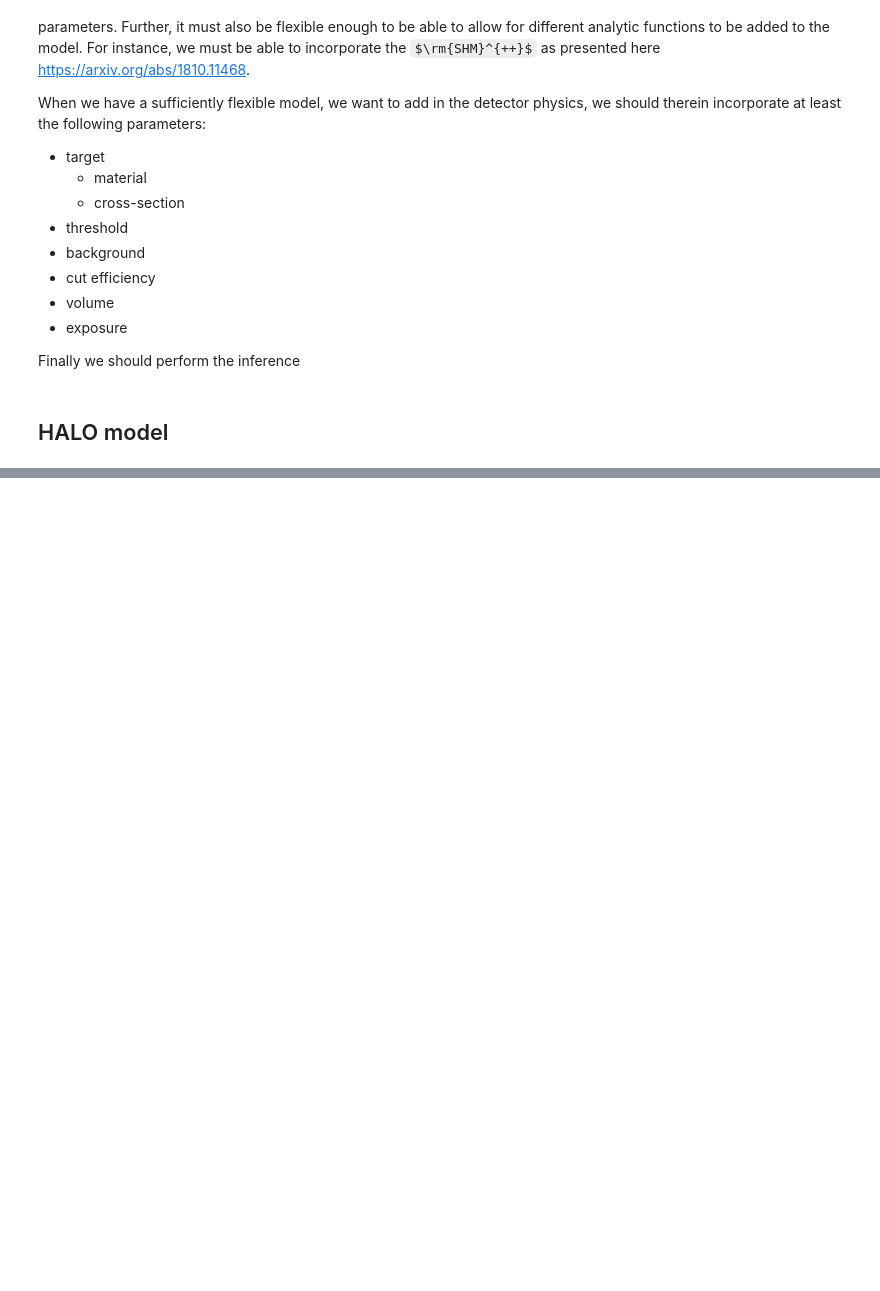
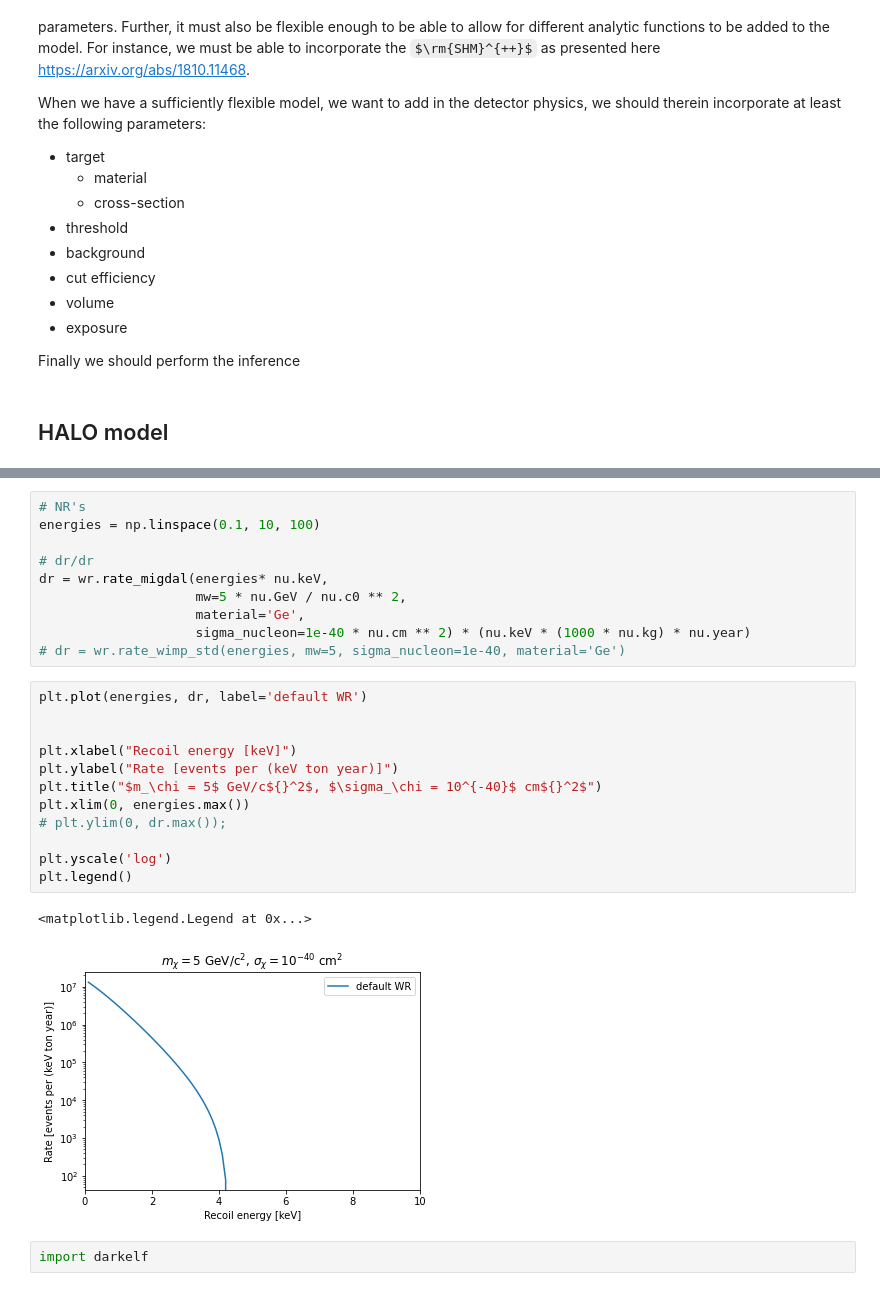
Before and after one commit to JoranAngevaare/dddm, a Jupyter notebook: notebooks/velocity_for_detectors.ipynb, the cells around one changed output, grey strips where cells are left out. Drawn from its saved outputs; the diff is of its cells as text; some formulas as TeX source; blank space fills up the shorter version.

```diff
--- a/notebooks/velocity_for_detectors.ipynb
+++ b/notebooks/velocity_for_detectors.ipynb
@@ -79,0 +108,27 @@ plt.legend()
+# %%
+# NR's
+energies = np.linspace(0.1, 10, 100)
+
+# dr/dr
+dr = wr.rate_migdal(energies* nu.keV,
+                    mw=5 * nu.GeV / nu.c0 ** 2,
+                    material='Ge',
+                    sigma_nucleon=1e-40 * nu.cm ** 2) * (nu.keV * (1000 * nu.kg) * nu.year)
+# dr = wr.rate_wimp_std(energies, mw=5, sigma_nucleon=1e-40, material='Ge')
+# %%
+plt.plot(energies, dr, label='default WR')
+
+
+plt.xlabel("Recoil energy [keV]")
+plt.ylabel("Rate [events per (keV ton year)]")
+plt.title("$m_\chi = 5$ GeV/c${}^2$, $\sigma_\chi = 10^{-40}$ cm${}^2$")
+plt.xlim(0, energies.max())
+# plt.ylim(0, dr.max());
+
+plt.yscale('log')
+plt.legend()
+# %% [output]
+<matplotlib.legend.Legend at 0x...>
+[figure, added]
+# %%
+import darkelf
```
Also changed, not shown: parts of 25 cells of this notebook, 5 other files.
